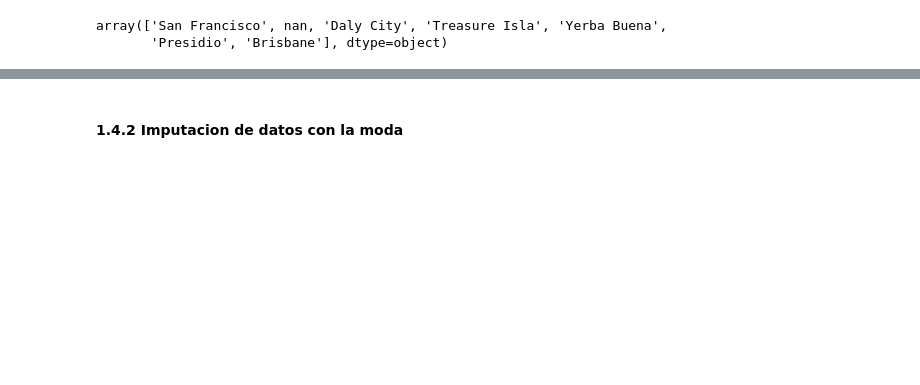
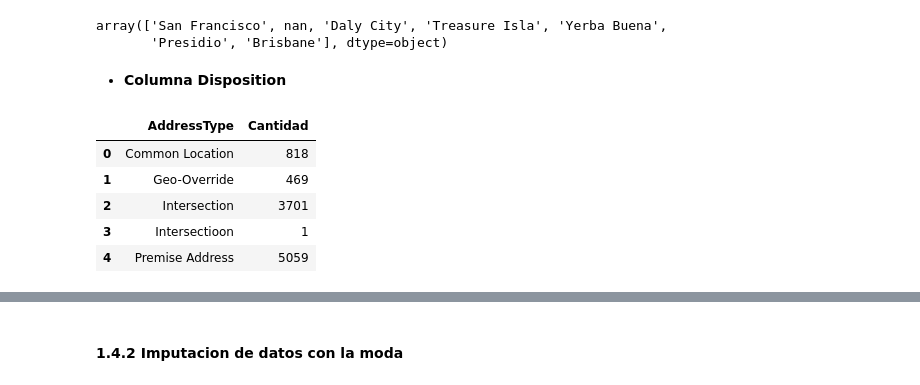
Before and after one commit to soyMA05/MineriaP2Lab2, a Jupyter notebook: [NRC_6292]_MiguelCastillo_Lab2Unidad2.ipynb, the cells around one changed output, grey strips where cells are left out. Drawn from its saved outputs; the diff is of its cells as text; code cells hidden in the pictures; blank space fills up the shorter version.

```diff
--- a/[NRC_6292]_MiguelCastillo_Lab2Unidad2.ipynb
+++ b/[NRC_6292]_MiguelCastillo_Lab2Unidad2.ipynb
@@ -334,3 +339,15 @@ df['City'].unique()
 # %% [output]
 array(['San Francisco', nan, 'Daly City', 'Treasure Isla', 'Yerba Buena',
        'Presidio', 'Brisbane'], dtype=object)
+# %% [markdown]
+* **Columna Disposition**
+# %%
+""" mostrar etiquetas para estandarizar (Intersectioon->Intersection)"""
+valores_unicos_etiquetas(['AddressType'])
+# %% [output]
+|  | AddressType | Cantidad |
+| 0 | Common Location | 818 |
+| 1 | Geo-Override | 469 |
+| 2 | Intersection | 3701 |
+| 3 | Intersectioon | 1 |
+| 4 | Premise Address | 5059 |
```
Also changed, not shown: parts of 15 cells of this notebook.
